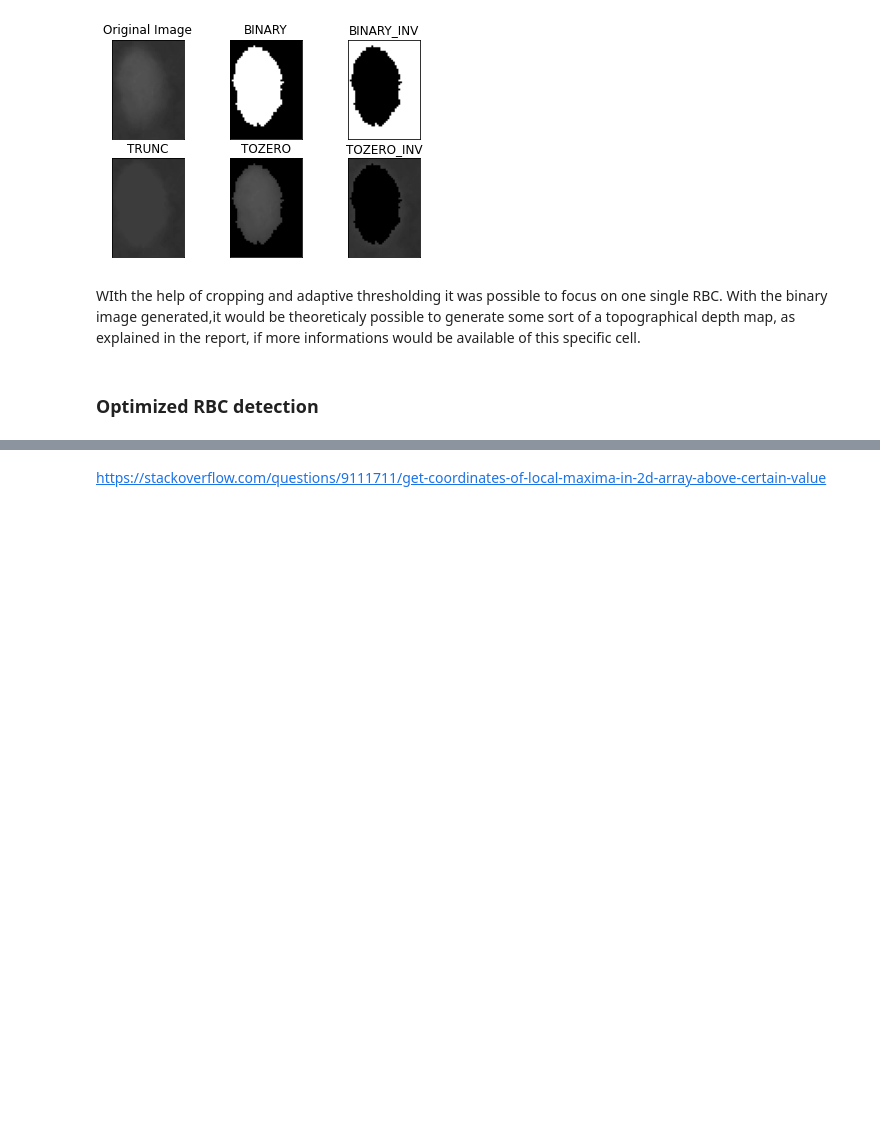
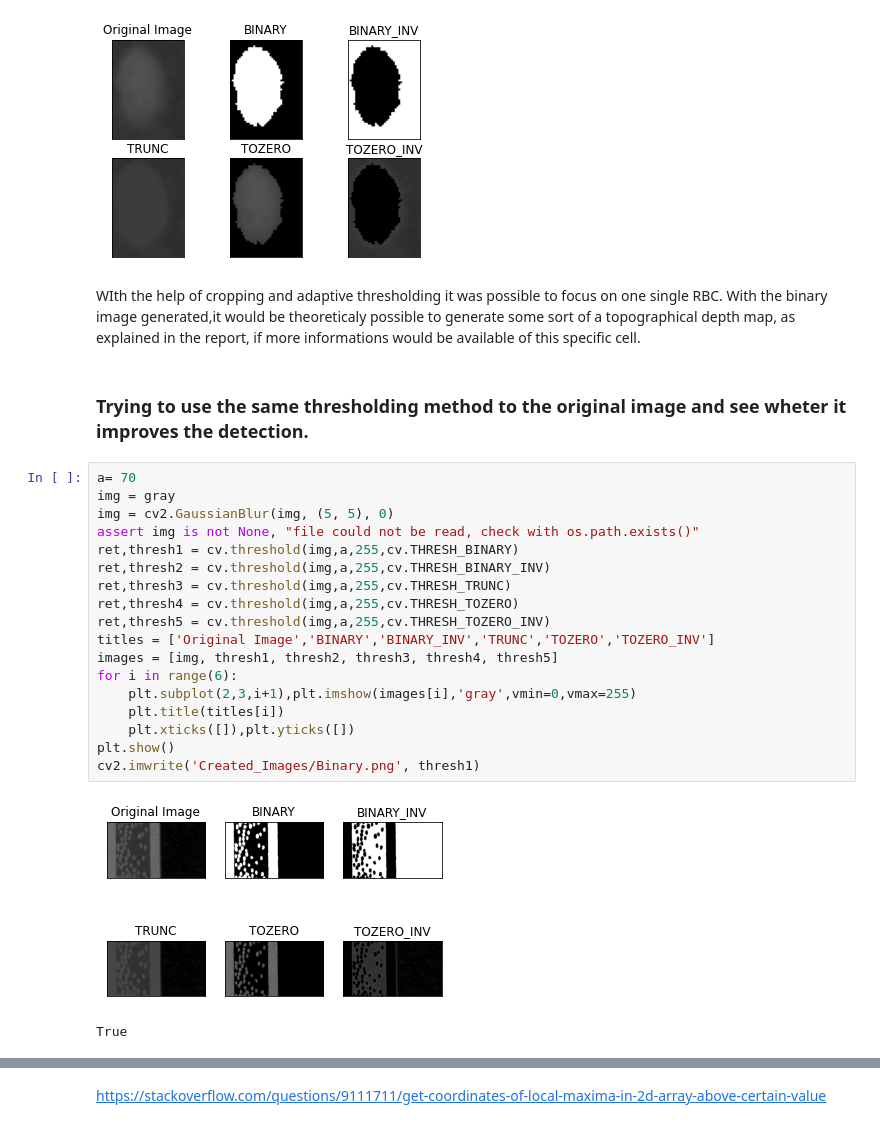
Before and after one commit to DominiquePeytrignet/IP2, a Jupyter notebook: PythonFiles/Red_Blood_Cell.ipynb, the cells around one changed output, grey strips where cells are left out. Saved outputs shown, nothing was run; the diff lists cells and outputs as text; blank space fills up the shorter version.

Commit message:
binary_image2

```diff
--- a/PythonFiles/Red_Blood_Cell.ipynb
+++ b/PythonFiles/Red_Blood_Cell.ipynb
@@ -313,5 +313,26 @@ plt.show()
 [figure]
 # %% [markdown]
  WIth the help of cropping and adaptive thresholding it was possible to focus on one single RBC. With the binary image generated,it would be theoreticaly possible to generate some sort of a topographical depth map, as explained in the report, if more informations would be available of this specific cell.
-# %% [markdown]
-### Optimized RBC detection
+# %% [markdown]
+### Trying to use the same thresholding method to the original image and see wheter it improves the detection.
+# %%
+a= 70
+img = gray
+img = cv2.GaussianBlur(img, (5, 5), 0)
+assert img is not None, "file could not be read, check with os.path.exists()"
+ret,thresh1 = cv.threshold(img,a,255,cv.THRESH_BINARY)
+ret,thresh2 = cv.threshold(img,a,255,cv.THRESH_BINARY_INV)
+ret,thresh3 = cv.threshold(img,a,255,cv.THRESH_TRUNC)
+ret,thresh4 = cv.threshold(img,a,255,cv.THRESH_TOZERO)
+ret,thresh5 = cv.threshold(img,a,255,cv.THRESH_TOZERO_INV)
+titles = ['Original Image','BINARY','BINARY_INV','TRUNC','TOZERO','TOZERO_INV']
+images = [img, thresh1, thresh2, thresh3, thresh4, thresh5]
+for i in range(6):
+    plt.subplot(2,3,i+1),plt.imshow(images[i],'gray',vmin=0,vmax=255)
+    plt.title(titles[i])
+    plt.xticks([]),plt.yticks([])
+plt.show()
+cv2.imwrite('Created_Images/Binary.png', thresh1)
+# %% [output]
+[figure, added]
+True
```
Also changed, not shown: parts of 6 cells of this notebook.
